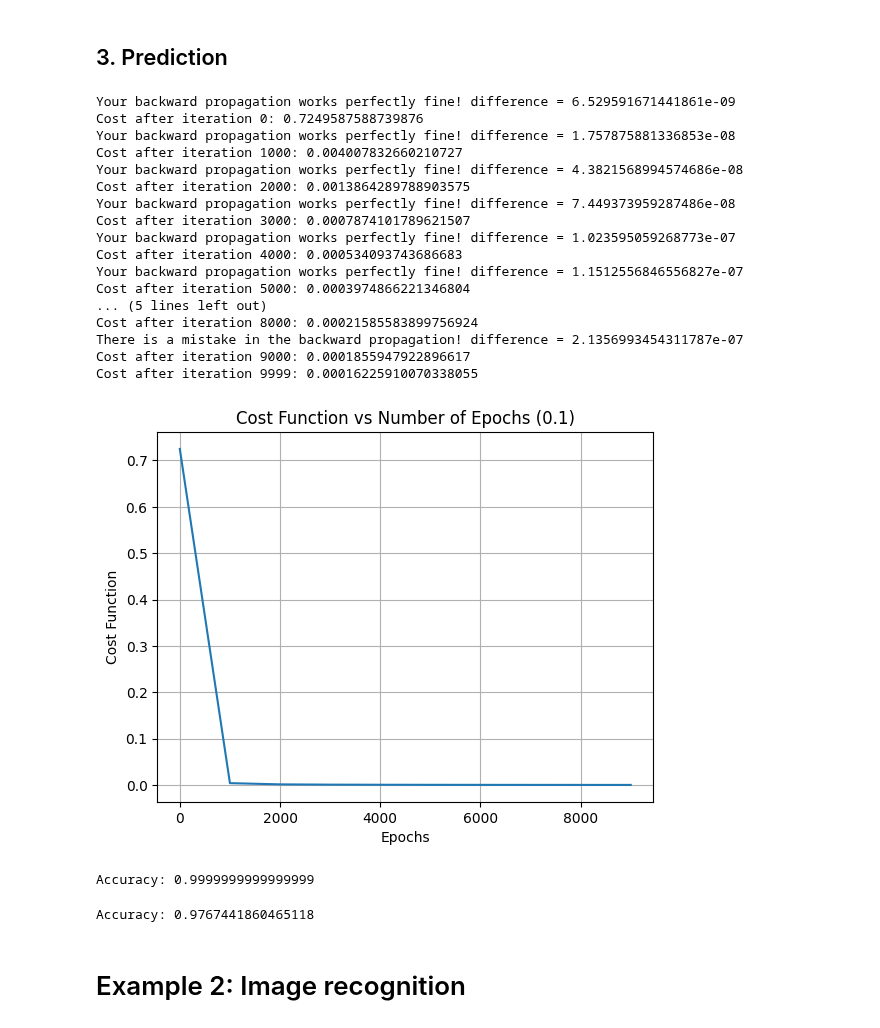
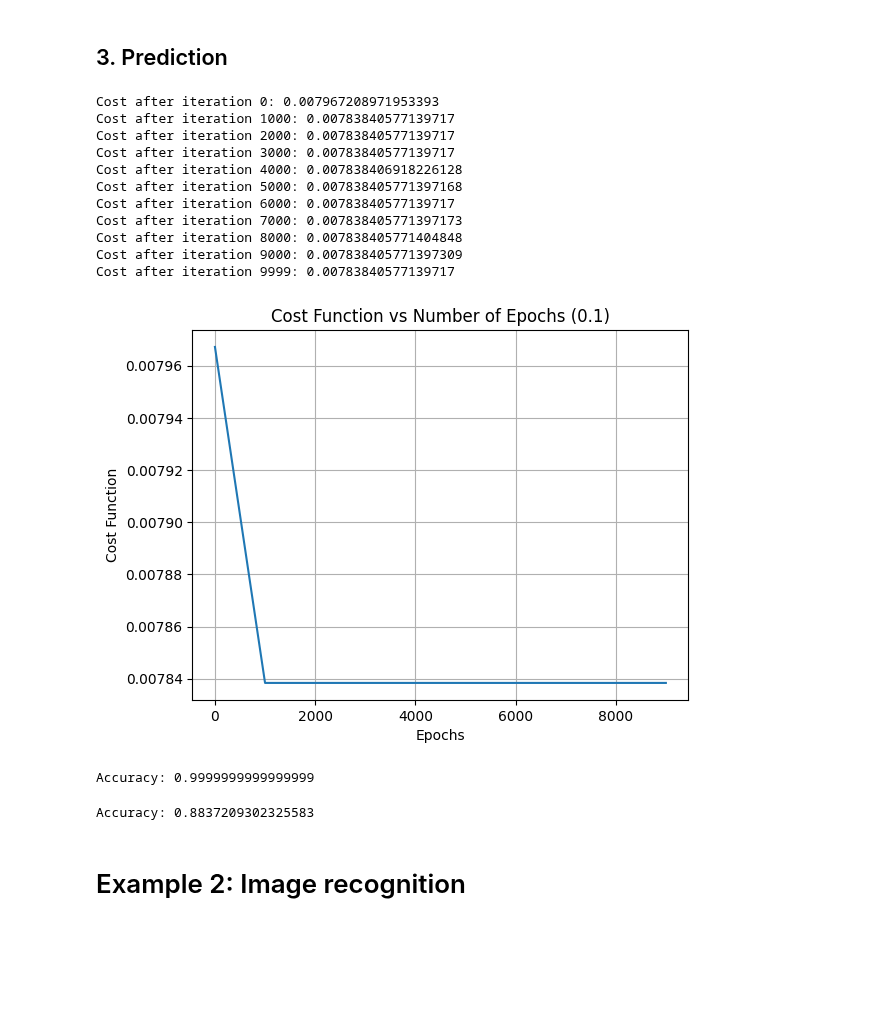
Before and after one commit to NickOLeeney/neural-network-from-scratch, a Jupyter notebook: examples/binary_classification.ipynb, the cells around one changed output. Saved outputs shown, nothing was run; the diff lists cells and outputs as text; code cells hidden in the pictures; blank space fills up the shorter version.

```diff
--- a/examples/binary_classification.ipynb
+++ b/examples/binary_classification.ipynb
@@ -35,26 +35,20 @@ train_x, test_x, train_y, test_y = train_test_split(features, target, test_size=
 # %%
 model = NeuralNetworkFromScratch(layers_dims=[train_x.shape[1], 4, 2, 1], task='binary_classification', learning_rate=1e-1, n_epochs=10000, print_cost=True, lambd=None, initialization='He')
 # %%
-parameters, costs = model.fit(train_x, train_y, print_every=1000, plot_cost_function=True, debug=1000)
+parameters, costs = model.fit(train_x, train_y, print_every=1000, plot_cost_function=True, optimizer='adam')
 # %% [output]
-Your backward propagation works perfectly fine! difference = 6.529591671441861e-09
-Cost after iteration 0: 0.7249587588739876
-Your backward propagation works perfectly fine! difference = 1.757875881336853e-08
-Cost after iteration 1000: 0.004007832660210727
-Your backward propagation works perfectly fine! difference = 4.3821568994574686e-08
-Cost after iteration 2000: 0.0013864289788903575
-Your backward propagation works perfectly fine! difference = 7.449373959287486e-08
-Cost after iteration 3000: 0.0007874101789621507
-Your backward propagation works perfectly fine! difference = 1.023595059268773e-07
-Cost after iteration 4000: 0.000534093743686683
-Your backward propagation works perfectly fine! difference = 1.1512556846556827e-07
-Cost after iteration 5000: 0.0003974866221346804
-... (5 lines left out)
-Cost after iteration 8000: 0.00021585583899756924
-There is a mistake in the backward propagation! difference = 2.1356993454311787e-07
-Cost after iteration 9000: 0.0001855947922896617
-Cost after iteration 9999: 0.00016225910070338055
+Cost after iteration 0: 0.007967208971953393
+Cost after iteration 1000: 0.00783840577139717
+Cost after iteration 2000: 0.00783840577139717
+Cost after iteration 3000: 0.00783840577139717
+Cost after iteration 4000: 0.007838406918226128
+Cost after iteration 5000: 0.007838405771397168
+Cost after iteration 6000: 0.00783840577139717
+Cost after iteration 7000: 0.007838405771397173
+Cost after iteration 8000: 0.007838405771404848
+Cost after iteration 9000: 0.007838405771397309
+Cost after iteration 9999: 0.00783840577139717
-[figure, old version]
+[figure, new version]
 # %%
 pred_train = model.predict(train_x, train_y)
 # %% [output]
@@ -62,7 +56,7 @@ Accuracy: 0.9999999999999999
 # %%
 pred = model.predict(test_x, test_y)
 # %% [output]
-Accuracy: 0.9767441860465118
+Accuracy: 0.8837209302325583
 # %% [markdown]
 # Example 2: Image recognition
 # %% [markdown]
```
Also changed, not shown: 2 other files.
